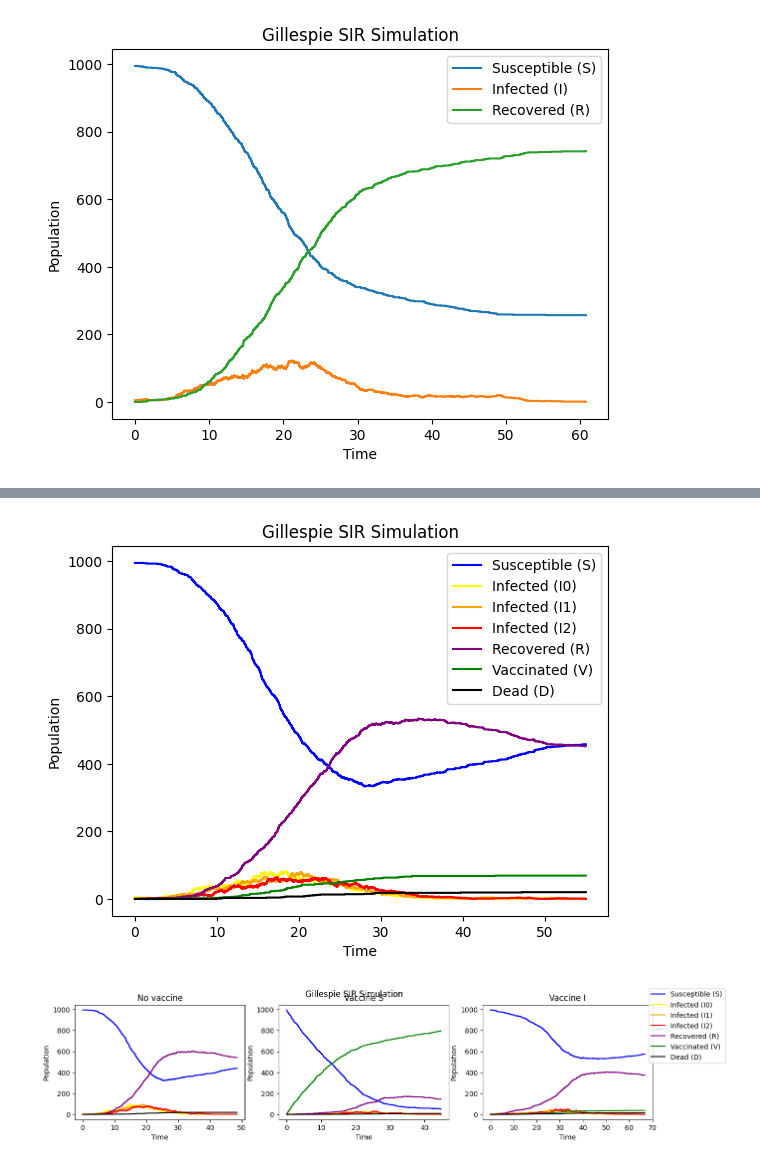
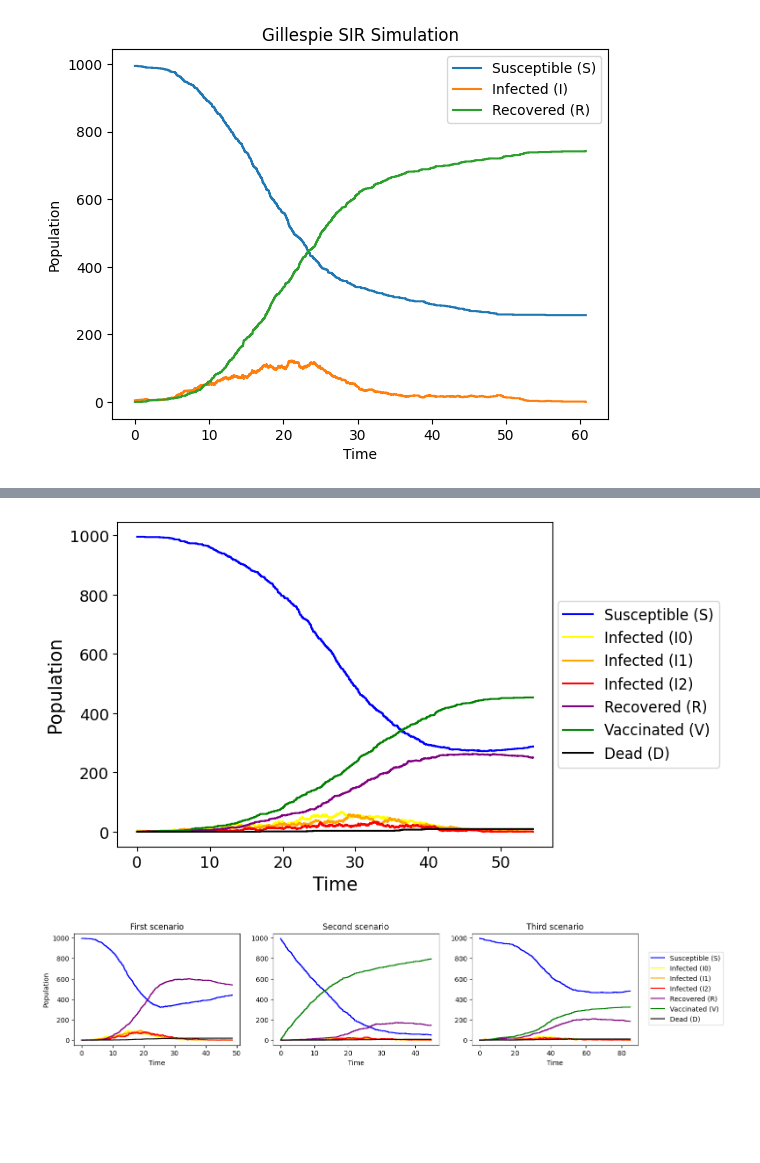
Before and after one commit to s224399/Stoc_sim_2k26, a Jupyter notebook: Project_2/Project2_Blanche.ipynb, the cells around one changed output, grey strips where cells are left out. Drawn from its saved outputs; the diff is of its cells as text; code cells hidden in the pictures; blank space fills up the shorter version.

```diff
--- a/Project_2/Project2_Blanche.ipynb
+++ b/Project_2/Project2_Blanche.ipynb
@@ -87,8 +87,9 @@ i0_init = 5
 r0 = 0
 beta = (0.3, 0.7)              # infection rates       beta=0.5
 gamma = 0.6                    # recovery rate         gamma=0.3
-mu = (0.01, 0.005)             # death rate
-nu = (0.05, 0.01)              # vaccination rates
+mu = (0.01, 0.005)             # death rate            mu=0.0068
+nuS = (0.05, 0.01)             # vaccination rates for the vaccine on susceptible and recovered individuals
+nuI = (0.2, 0.4)               # vaccination rates for the vaccine on infected individuals
 rho = (0.6, 0.6)               # evolution of the infection
 eta = 0.01                     # susceptible again
 t_tot = 10000
@@ -372,16 +389,20 @@ def gillespie_vaccineI(s_init, i0_init, beta, gamma, mu, nu, rho, eta, t_tot, rn
     Gillespie simulation of the SIR model
 
     Inputs:
-    s0 is the initial number of susceptible individuals
-    i0 is the initial number of infected people
-    r0 is the initial number of people who recovered
+    s_init is the initial number of susceptible individuals
+    i0_init is the initial number of infected people
     beta is the infection rate
     gamma is the recovery rate
+    mu is the death rate
+    nu is the vaccination rate
+    rho is the rate of evolution of the infection
+    eta is the rate at which individuals become susceptible again
     t_tot is the duration of the simulation
 
     Outputs:
     T is the list of times
-    S, I and R are the number of people in each compartments at each t
+    S, I0, I1, I2, R and D are the number of people in each compartments at each time t
+    tot_inf is the total number of contracted infections during the pandemic
     """
 
     # Start at time t0
@@ -395,6 +416,7 @@ def gillespie_vaccineI(s_init, i0_init, beta, gamma, mu, nu, rho, eta, t_tot, rn
     R = [r]
     V = [v]
     D = [d]
+    tot_inf = 0
 
     beta0, beta1 = beta
     mu1, mu2 = mu
@@ -451,9 +473,11 @@ def gillespie_vaccineI(s_init, i0_init, beta, gamma, mu, nu, rho, eta, t_tot, rn
         if j == 0:          # infection by I0
             s -= 1
             i0 += 1
+            tot_inf += 1
         elif j == 1:        # infection by I1
             s -= 1
             i0 += 1
+            tot_inf += 1
         elif j == 2:        # I0 -> I1
             i0 -= 1
             i1 += 1
@@ -472,46 +496,47 @@ def gillespie_vaccineI(s_init, i0_init, beta, gamma, mu, nu, rho, eta, t_tot, rn
         elif j==7:          # R -> S
             r -= 1
             s += 1
         elif j==8:          # I1 -> V
             i1 -= 1
             v += 1
         elif j==9:          # I2 -> V
             i2 -= 1
             v += 1
 
         T.append(t)
         S.append(s)
         I0.append(i0)
         I1.append(i1)
         I2.append(i2)
         R.append(r)
         V.append(v)
         D.append(d)
 
-    return T, S, I0, I1, I2, R, V, D
+    return T, S, I0, I1, I2, R, V, D, tot_inf
 
-T, S, I0, I1, I2, R, V, D = gillespie_vaccineI(s_init, i0_init, beta, gamma, mu, nu, rho, eta, t_tot, rng)
+T, S, I0, I1, I2, R, V, D, tot_inf = gillespie_vaccineI(s_init, i0_init, beta, gamma, mu, nuI, rho, eta, t_tot, rng)
 
 plt.step(T, S, where='post', label='Susceptible (S)', color='blue')
 plt.step(T, I0, where='post', label='Infected (I0)', color='yellow')
 plt.step(T, I1, where='post', label='Infected (I1)', color='orange')
 plt.step(T, I2, where='post', label='Infected (I2)', color='red')
 plt.step(T, R, where='post', label='Recovered (R)', color='purple')
 plt.step(T, V, where='post', label='Vaccinated (V)', color='green')
 plt.step(T, D, where='post', label='Dead (D)', color='black')
-plt.xlabel("Time")
-plt.ylabel("Population")
-plt.title("Gillespie SIR Simulation")
-plt.legend()
+plt.xlabel("Time", fontsize=15)
+plt.ylabel("Population", fontsize=15)
+plt.tick_params(axis='both', labelsize=13)
+# plt.title("Gillespie SIR Simulation")
+plt.legend(fontsize=12, loc='center right', bbox_to_anchor=(1.4, 0.5))
 plt.show()
 # %% [output]
-[figure, old version]
+[figure, new version]
 # %%
 rng = np.random.default_rng(30)
 
-T_no, S_no, I0_no, I1_no, I2_no, R_no, D_no = gillespie_no_vaccine(s_init, i0_init, beta, gamma, mu, rho, eta, t_tot, rng)
-T_vacS, S_vacS, I0_vacS, I1_vacS, I2_vacS, R_vacS, V_vacS, D_vacS = gillespie_vaccineS(s_init, i0_init, beta, gamma, mu, nu, rho, eta, t_tot, rng)
-T_vacI, S_vacI, I0_vacI, I1_vacI, I2_vacI, R_vacI, V_vacI, D_vacI = gillespie_vaccineI(s_init, i0_init, beta, gamma, mu, nu, rho, eta, t_tot, rng)
+T_no, S_no, I0_no, I1_no, I2_no, R_no, D_no, tot_inf_no = gillespie_no_vaccine(s_init, i0_init, beta, gamma, mu, rho, eta, t_tot, rng)
+T_vacS, S_vacS, I0_vacS, I1_vacS, I2_vacS, R_vacS, V_vacS, D_vacS, tot_inf_vacS = gillespie_vaccineS(s_init, i0_init, beta, gamma, mu, nuS, rho, eta, t_tot, rng)
+T_vacI, S_vacI, I0_vacI, I1_vacI, I2_vacI, R_vacI, V_vacI, D_vacI, tot_inf_vacI = gillespie_vaccineI(s_init, i0_init, beta, gamma, mu, nuI, rho, eta, t_tot, rng)
 
 fig, axs = plt.subplots(1,3)
 
@@ -521,7 +546,8 @@ axs[0].step(T_no, I1_no, where='post', color='orange')
 axs[0].step(T_no, I2_no, where='post', color='red')
 axs[0].step(T_no, R_no, where='post', color='purple')
 axs[0].step(T_no, D_no, where='post', color='black')
-axs[0].set_title("No vaccine")
+axs[0].set_title("First scenario")
+axs[0].set(ylabel='Population')
 
 axs[1].step(T_vacS, S_vacS, where='post', color='blue')
 axs[1].step(T_vacS, I0_vacS, where='post', color='yellow')
@@ -530,7 +556,7 @@ axs[1].step(T_vacS, I2_vacS, where='post', color='red')
 axs[1].step(T_vacS, R_vacS, where='post', color='purple')
 axs[1].step(T_vacS, V_vacS, where='post', color='green')
 axs[1].step(T_vacS, D_vacS, where='post', color='black')
-axs[1].set_title("Vaccine S")
+axs[1].set_title("Second scenario")
 
 axs[2].step(T_vacI, S_vacI, where='post', label='Susceptible (S)', color='blue')
 axs[2].step(T_vacI, I0_vacI, where='post', label='Infected (I0)', color='yellow')
@@ -539,16 +565,18 @@ axs[2].step(T_vacI, I2_vacI, where='post', label='Infected (I2)', color='red')
 axs[2].step(T_vacI, R_vacI, where='post', label='Recovered (R)', color='purple')
 axs[2].step(T_vacI, V_vacI, where='post', label='Vaccinated (V)', color='green')
 axs[2].step(T_vacI, D_vacI, where='post', label='Dead (D)', color='black')
-axs[2].set_title("Vaccine I")
+axs[2].set_title("Third scenario")
 
 for ax in axs.flat:
-    ax.set(xlabel='Time', ylabel='Population')
+    ax.set(xlabel='Time')
 
 fig.set_figheight(3)
 fig.set_figwidth(15)
-fig.suptitle("Gillespie SIR Simulation")
-fig.legend()
+
+handles, labels = axs[2].get_legend_handles_labels()
+fig.legend(handles, labels, loc='center left', bbox_to_anchor=(0.91, 0.5))
+
 plt.show()
 # %% [output]
-[figure, old version]
+[figure, new version]
 # %%
```
Also changed, not shown: parts of 3 cells of this notebook.
